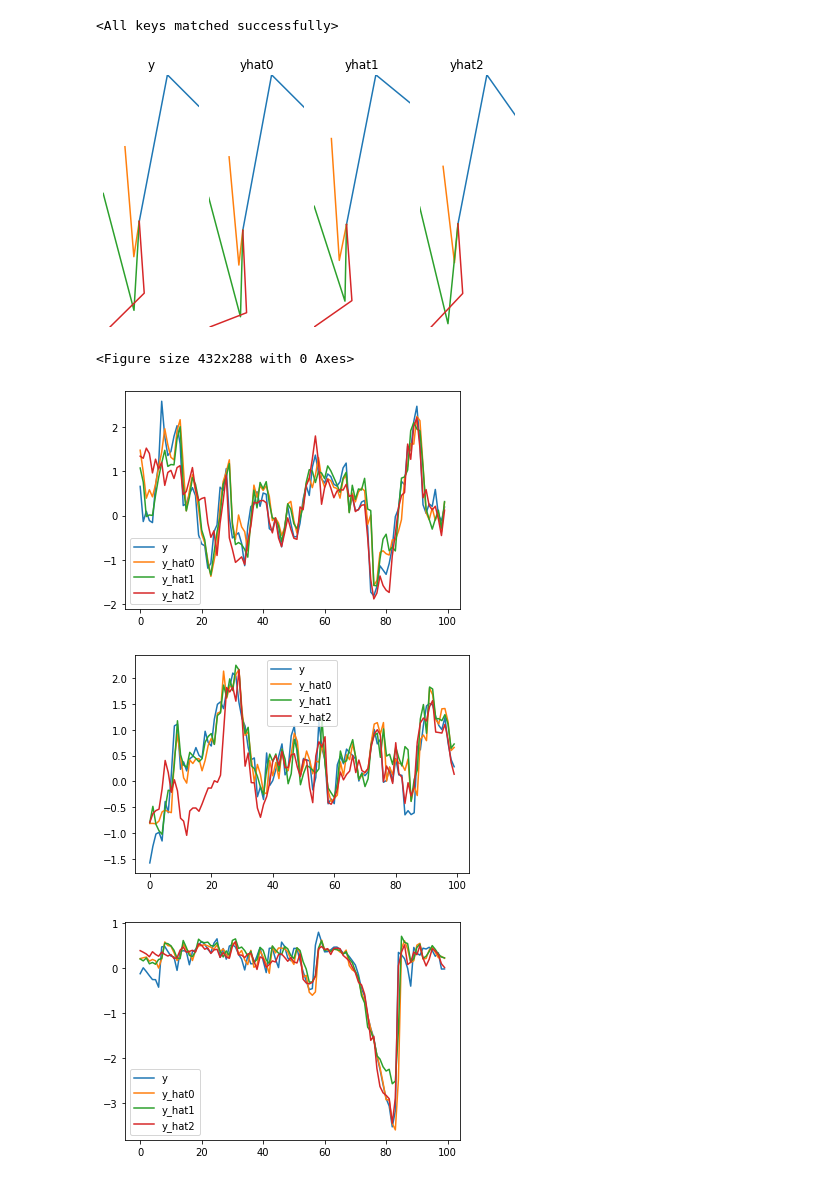
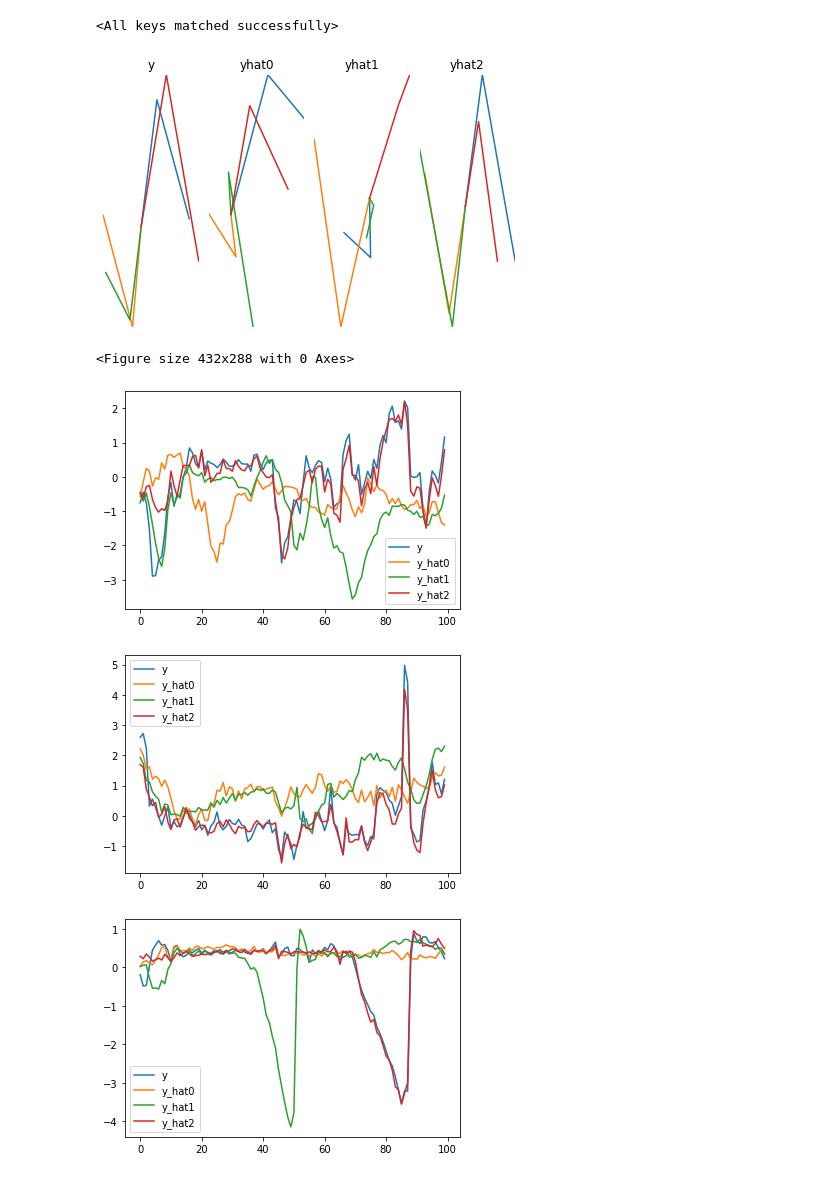
Before and after one commit to rjk2147/Dynamics-Model-Search, a Jupyter notebook: dynamics/src/best_results_compare_and_contrast.ipynb, the cells around one changed output. Cells and saved outputs as stored; diff of their text form; code cells hidden in the pictures.

```diff
--- a/dynamics/src/best_results_compare_and_contrast.ipynb
+++ b/dynamics/src/best_results_compare_and_contrast.ipynb
@@ -46,7 +46,7 @@ X_test, Y_test = standardize_across_samples(X_test), standardize_across_samples(
 # %%
 rnn0 = vanilla_rnn.SequenceModel(state_dim=21, action_dim=8, latent_dim=256, num_recurrent_layers=1, device=device).to(device)
 # %%
-rnn0.load_state_dict(torch.load(root+"/../models/best_vanilla_rnn.pth")['model_state_dict'])
+rnn0.load_state_dict(torch.load(root+"/../models/best_vanilla_rnn_time_standardization.pth")['model_state_dict'])
 # %% [output]
 <All keys matched successfully>
 # %%
@@ -69,7 +69,7 @@ vrnn1 = bayesian_rnn_experimental.BayesianSequenceModel(state_size=config["state
                              hidden_state_size=config["hidden_state_size"],
                              likelihood_std=config["likelihood_std"],
                              device=device,
-                             path=root+"/wandb/run-20200408_234723-25jibheq/stronghold_likelihood_std=0.01+batch_standardization_bayesian_rnn_time_standardization_model.pth").to(device)
+                             path=root+"/wandb/run-20200416_215750-326kb0l8/honshu_likelihood_std=0.01+time_standardization+(s,a)->s'_bayesian_rnn_time_standardization_model.pth").to(device)
 vrnn1.load_checkpoint()
 # %%
 config = {
@@ -91,7 +91,7 @@ vrnn2 = bayesian_rnn_without_bias.BayesianSequenceModel(state_size=config["state
                              hidden_state_size=config["hidden_state_size"],
                              likelihood_std=config["likelihood_std"],
                              device=device,
-                             path=root+"/wandb/run-20200409_000549-16bf2rw1/honshu_likelihood_std=0.01+batch_standardization_bayesian_rnn_model_without_bias.pth").to(device)
+                             path=root+"/wandb/run-20200415_233445-3sisbivl/tesla_likelihood_std=0.01+time_standardization_bayesian_rnn_model_without_bias.pth").to(device)
 vrnn2.load_checkpoint()
 # %%
 X_train=torch.from_numpy(X_train[:]).to(device)
@@ -116,20 +122,26 @@ Y_hat2, O2 = vrnn2.predict(x=X_train[n:n+1, 0:1, :], A=A_train[n:n+1, :, :], Y=Y
+# %%
+n = 50
+t=100
+Y_hat0 = rnn0.foresee(x=X_test[n:n+1].data.cpu().numpy(), a=A_test[n:n+1].data.cpu().numpy(), lookahead=t)
+Y_hat1, O1 = vrnn1.predict(X=X_test[n:n+1, :, :], A=A_test[n:n+1, :, :], Y=Y_test[n:n+1, :, :], lookahead=t)
+Y_hat2, O2 = vrnn2.predict(x=X_test[n:n+1, 0:1, :], A=A_test[n:n+1, :, :], Y=Y_test[n:n+1, :, :])
 # %%
-compare_multimodel_states(Y=Y_train[n].data.cpu().numpy(), Y_hats=(Y_hat0[0], Y_hat1[0], Y_hat2[0]))            # animation of joints
+compare_multimodel_states(Y=Y_test[n].data.cpu().numpy(), Y_hats=(Y_hat0[0], Y_hat1[0], Y_hat2[0]))            # animation of joints
 # %% [output]
-[figure, old version]
+[figure, new version]
 <Figure size 432x288 with 0 Axes>
 # %%
 # VELOCITIES
-plot_multimodel_velocity_curve(true=Y_train[n, :, 0].data.cpu().numpy(), pred=(Y_hat0[0, :, 0], Y_hat1[0, :, 0], Y_hat2[0, :, 0])) # x-velocity
+plot_multimodel_velocity_curve(true=Y_test[n, :, 0].data.cpu().numpy(), pred=(Y_hat0[0, :, 0], Y_hat1[0, :, 0], Y_hat2[0, :, 0])) # x-velocity
 # %% [output]
-[figure, old version]
+[figure, new version]
 # %%
-plot_multimodel_velocity_curve(true=Y_train[n, :, 1].data.cpu().numpy(), pred=(Y_hat0[0, :, 1], Y_hat1[0, :, 1], Y_hat2[0, :, 1])) # y-velocity
+plot_multimodel_velocity_curve(true=Y_test[n, :, 1].data.cpu().numpy(), pred=(Y_hat0[0, :, 1], Y_hat1[0, :, 1], Y_hat2[0, :, 1])) # y-velocity
 # %% [output]
-[figure, old version]
+[figure, new version]
 # %%
-plot_multimodel_velocity_curve(true=Y_train[n, :, 2].data.cpu().numpy(), pred=(Y_hat0[0, :, 2], Y_hat1[0, :, 2], Y_hat2[0, :, 2])) # z-velocity
+plot_multimodel_velocity_curve(true=Y_test[n, :, 2].data.cpu().numpy(), pred=(Y_hat0[0, :, 2], Y_hat1[0, :, 2], Y_hat2[0, :, 2])) # z-velocity
 # %% [output]
-[figure, old version]
+[figure, new version]
 # %%
 # POSITIONS
```
Also changed, not shown: parts of 35 cells of this notebook.
